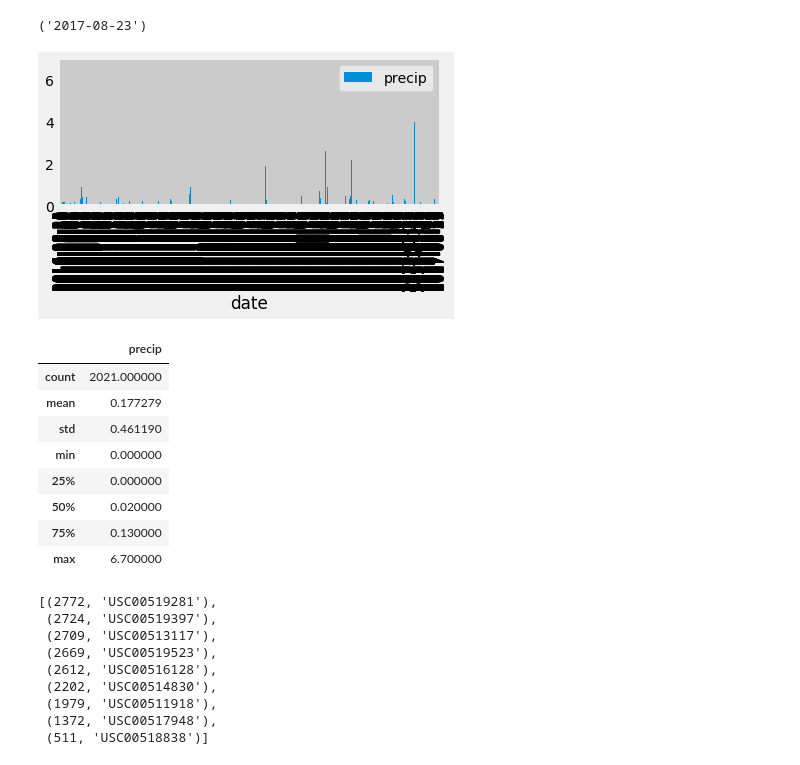
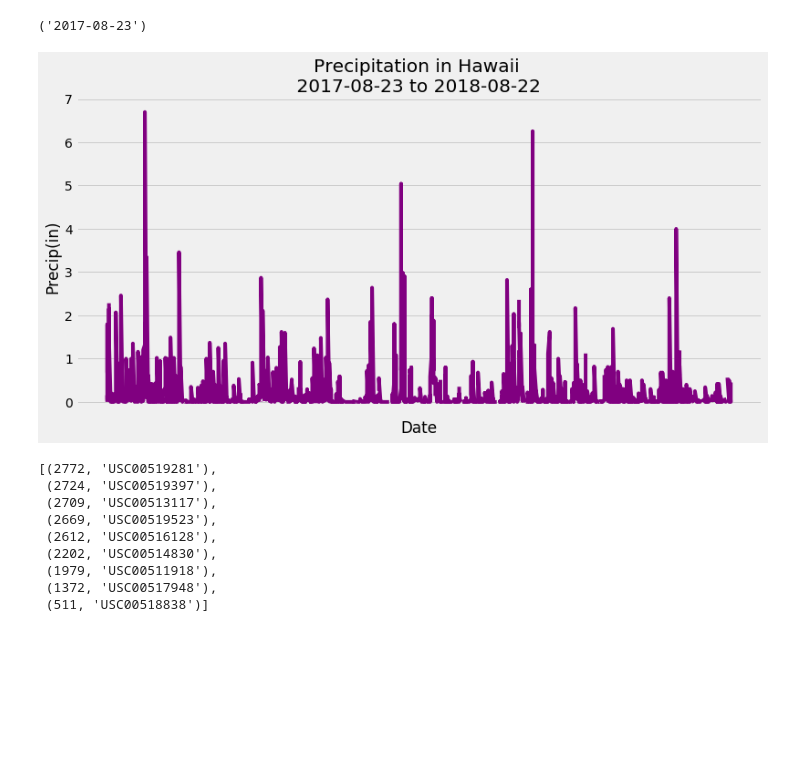
Before and after one commit to gwathen2019/sqlalchemy-challenge, a Jupyter notebook: climate_hawaii_gw.ipynb, the cells around one changed output. Drawn from its saved outputs; the diff is of its cells as text; code cells hidden in the pictures; blank space fills up the shorter version.

```diff
--- a/climate_hawaii_gw.ipynb
+++ b/climate_hawaii_gw.ipynb
@@ -91,27 +93,28 @@ precip_data = session.query(Measurement.date, Measurement.prcp).\
 # %%
 # Plot the Results in a Matplotlib bar chart
 df = pd.DataFrame(precip_data, columns=['date', 'precip'])
-df.set_index('date', inplace=True)
-
-
-df.plot.bar()
-plt.tight_layout()
-plt.show()
+#df.set_index('date', inplace=True)
-# %% [output]
-[figure, removed]
-# %%
-# Use Pandas to calculate the summary statistics for the precipitation data
-df.describe()
-# %% [output]
-|  | precip |
-| count | 2021.000000 |
-| mean | 0.177279 |
-| std | 0.461190 |
-| min | 0.000000 |
-| 25% | 0.000000 |
-| 50% | 0.020000 |
-| 75% | 0.130000 |
-| max | 6.700000 |
+# %%
+# Create the plot space upon which to plot the data
+fig, ax = plt.subplots(figsize=(12, 6))
+
+# Add the x-axis and the y-axis to the plot
+ax.plot(df['date'],df['precip'],
+        color='purple')
+
+# Set title and labels for axes
+ax.set(xlabel="Date",
+       ylabel="Precip(in)",
+       title="Precipitation in Hawaii \n 2017-08-23 to 2018-08-22 ")
+
+# Clean up the x axis dates (reviewed in lesson 4)
+ax.xaxis.set_major_locator(mdates.WeekdayLocator(interval=15))
+ax.xaxis.set_major_formatter(DateFormatter("%m/%d"))
+
+plt.show()
+fig.savefig('hawaii_precip.png')
+# %% [output]
+[figure, added]
 # %%
 #filter by station of precip data
 station_data = session.query(func.count(Measurement.date), Measurement.station).\
```
Also changed, not shown: parts of 4 cells of this notebook, 3 other files.
